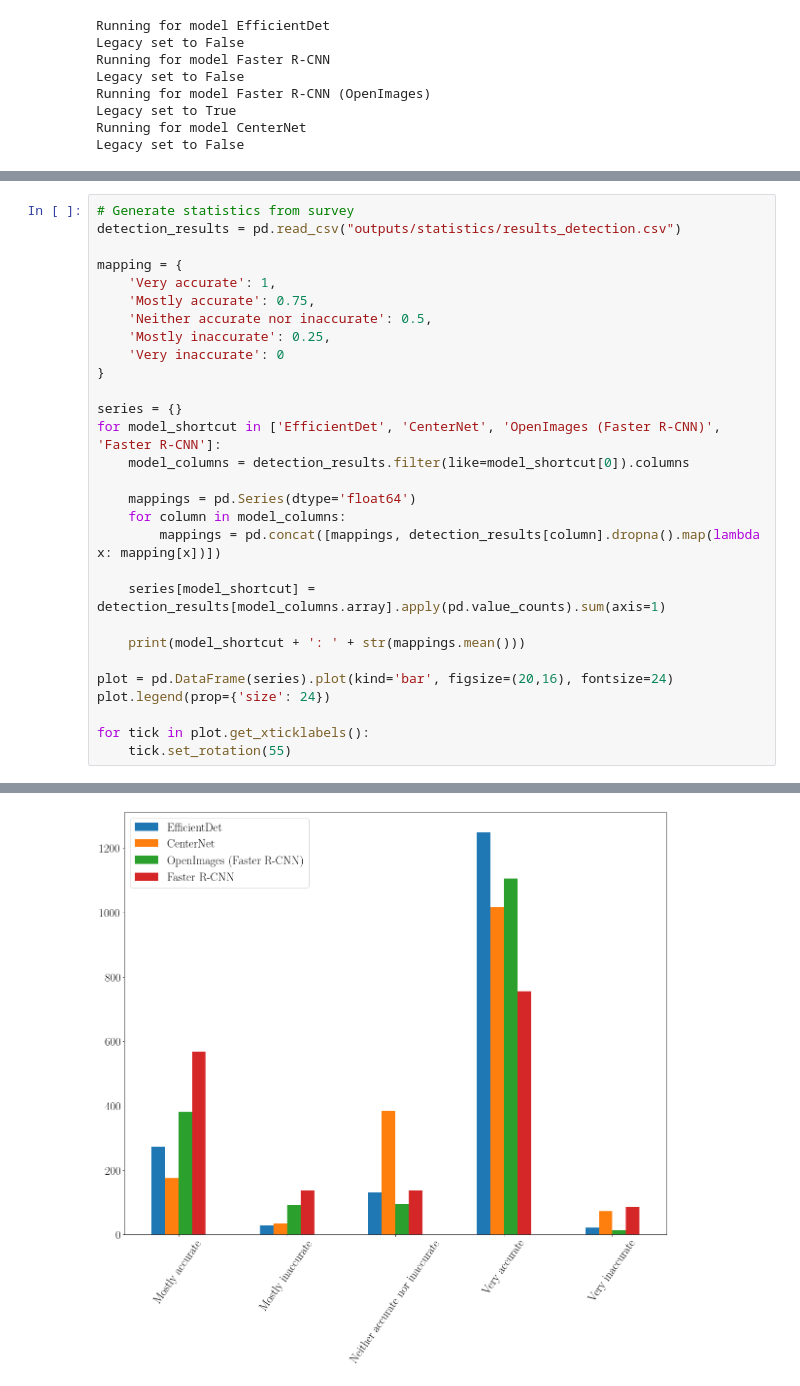
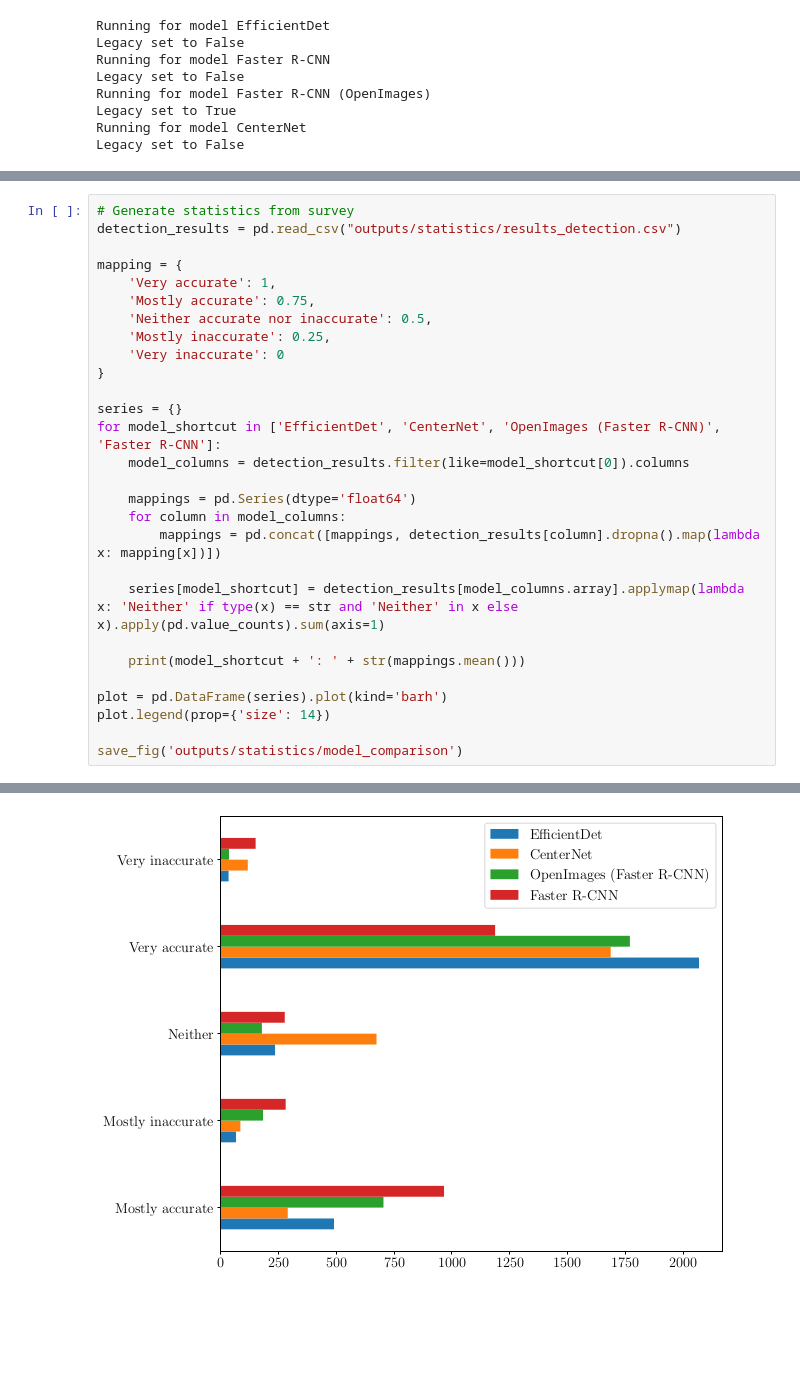
Before and after one commit to HerrSpeck/bachelorarbeit-object-detection, a Jupyter notebook: User Study.ipynb, the cells around one changed output, grey strips where cells are left out. Cells and saved outputs as stored; diff of their text form; blank space fills up the shorter version.

```diff
--- a/User Study.ipynb
+++ b/User Study.ipynb
@@ -176,13 +165,12 @@ for model_shortcut in ['EfficientDet', 'CenterNet', 'OpenImages (Faster R-CNN)',
     for column in model_columns:
         mappings = pd.concat([mappings, detection_results[column].dropna().map(lambda x: mapping[x])])
 
-    series[model_shortcut] = detection_results[model_columns.array].apply(pd.value_counts).sum(axis=1)
+    series[model_shortcut] = detection_results[model_columns.array].applymap(lambda x: 'Neither' if type(x) == str and 'Neither' in x else x).apply(pd.value_counts).sum(axis=1)
 
     print(model_shortcut + ': ' + str(mappings.mean()))
 
-plot = pd.DataFrame(series).plot(kind='bar', figsize=(20,16), fontsize=24)
-plot.legend(prop={'size': 24})
+plot = pd.DataFrame(series).plot(kind='barh')
+plot.legend(prop={'size': 14})
 
-for tick in plot.get_xticklabels():
-    tick.set_rotation(55)
+save_fig('outputs/statistics/model_comparison')
 # %% [output]
@@ -193 +181 @@ Faster R-CNN: 0.7621589561091341
-[figure, old version]
+[figure, new version]
```
Also changed, not shown: parts of 10 cells of this notebook, 3 other files.
